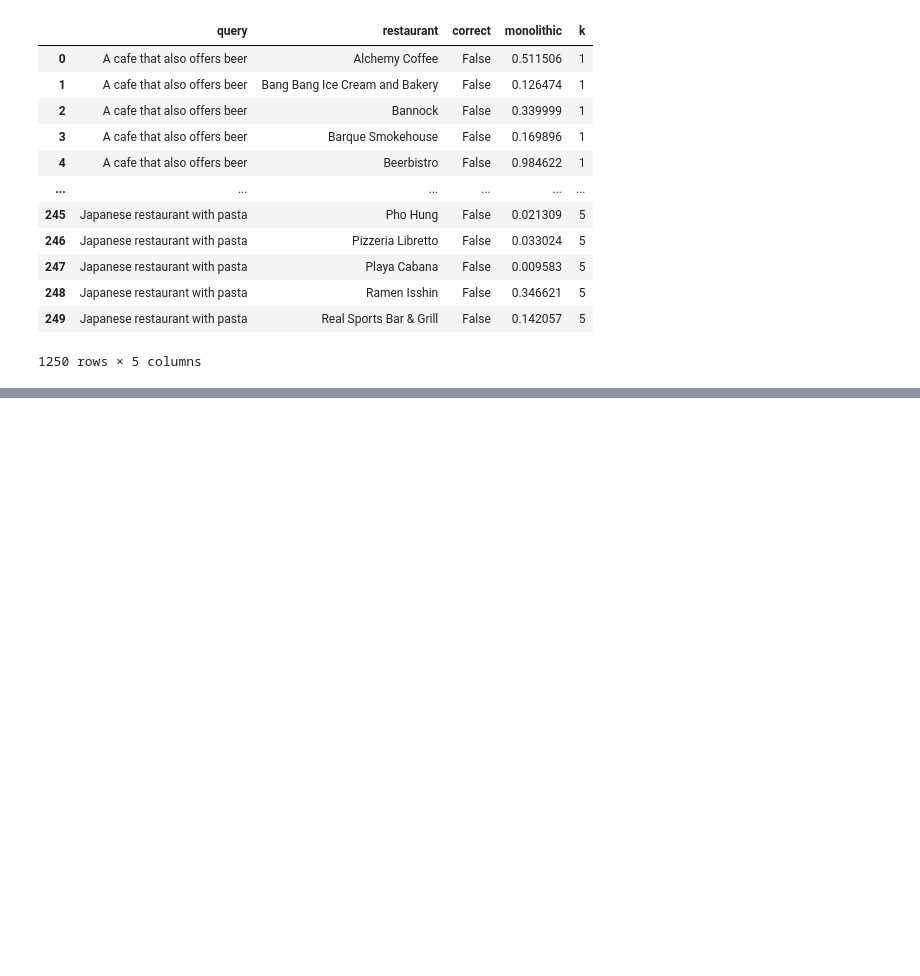
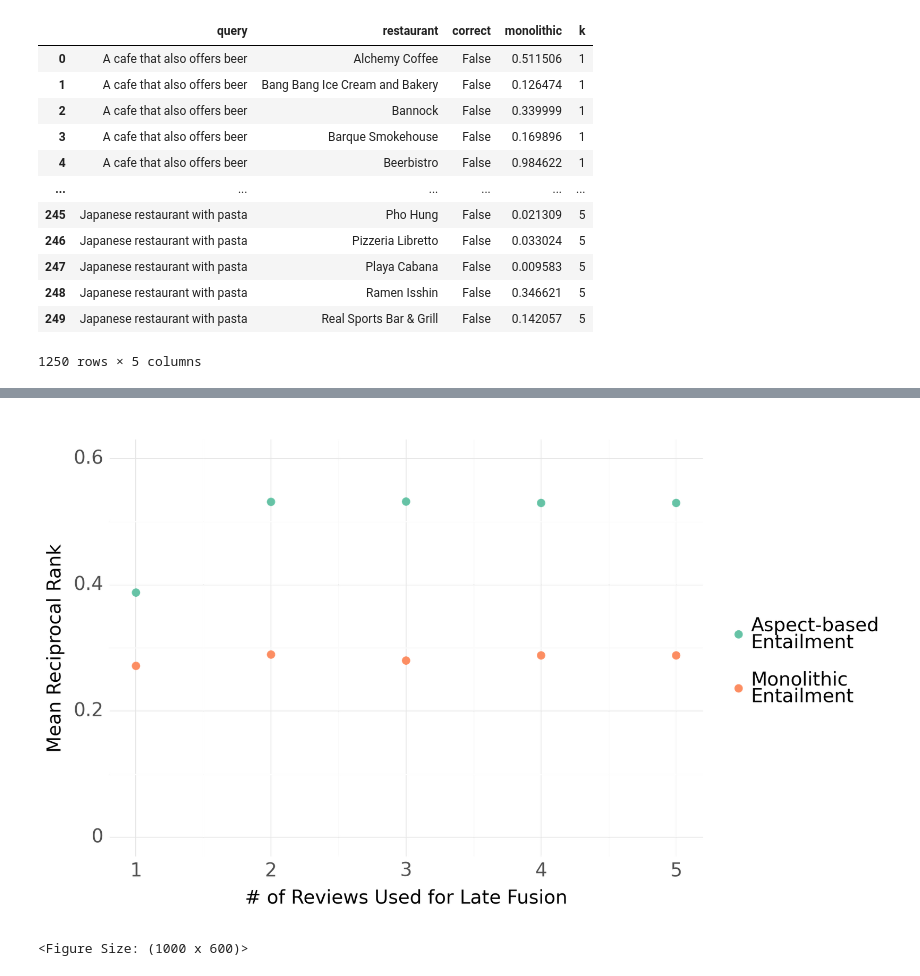
Before and after one commit to baronet2/marir, a Jupyter notebook: RIRD/21_compare_algorithms_item_first.ipynb, the cells around one changed output, grey strips where cells are left out. Cells and saved outputs as stored; diff of their text form; code cells hidden in the pictures; blank space fills up the shorter version.

```diff
--- a/RIRD/21_compare_algorithms_item_first.ipynb
+++ b/RIRD/21_compare_algorithms_item_first.ipynb
@@ -304,0 +338,20 @@ p
+# %%
+p = (
+    results_for_plot
+    .loc[results_for_plot['method'].isin(['All', 'Monolithic\nEntailment'])]
+    .replace({'All': 'Aspect-based\nEntailment'})
+    .pipe(ggplot, mapping = aes(y = 'rank', x = 'k', color = 'reorder(method, -rank)')) +
+    geom_point(size = 3) +
+    theme_minimal() +
+    scale_color_brewer(type = "qual", palette = "Set2") +
+    labs(y = "Mean Reciprocal Rank", x = "# of Reviews Used for Late Fusion", color = "", linetype="") +
+    ylim(0, 0.6) +
+    theme(figure_size=(10, 6), text=element_text(size=16), legend_entry_spacing_y=16)
+)
+
+p.save("RIRD Results Simple.png")
+
+p
+# %% [output]
+[figure, added]
+<Figure Size: (1000 x 600)>
```
Also changed, not shown: parts of 6 cells of this notebook, 3 other files.
